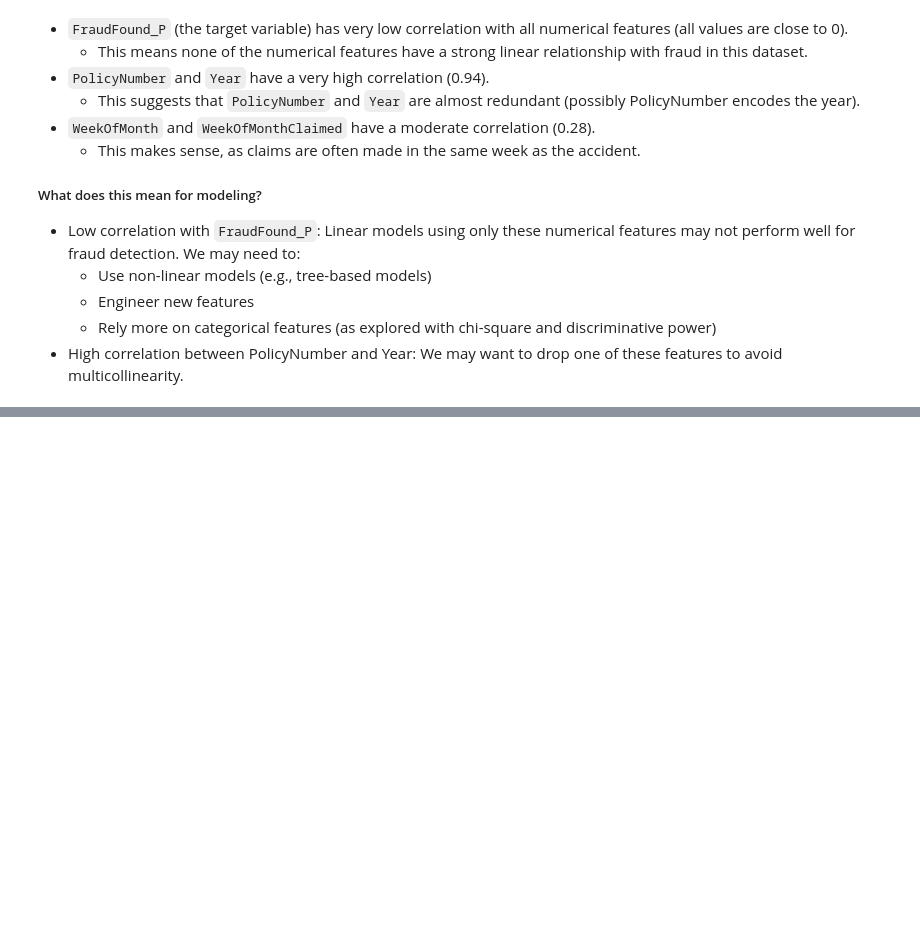
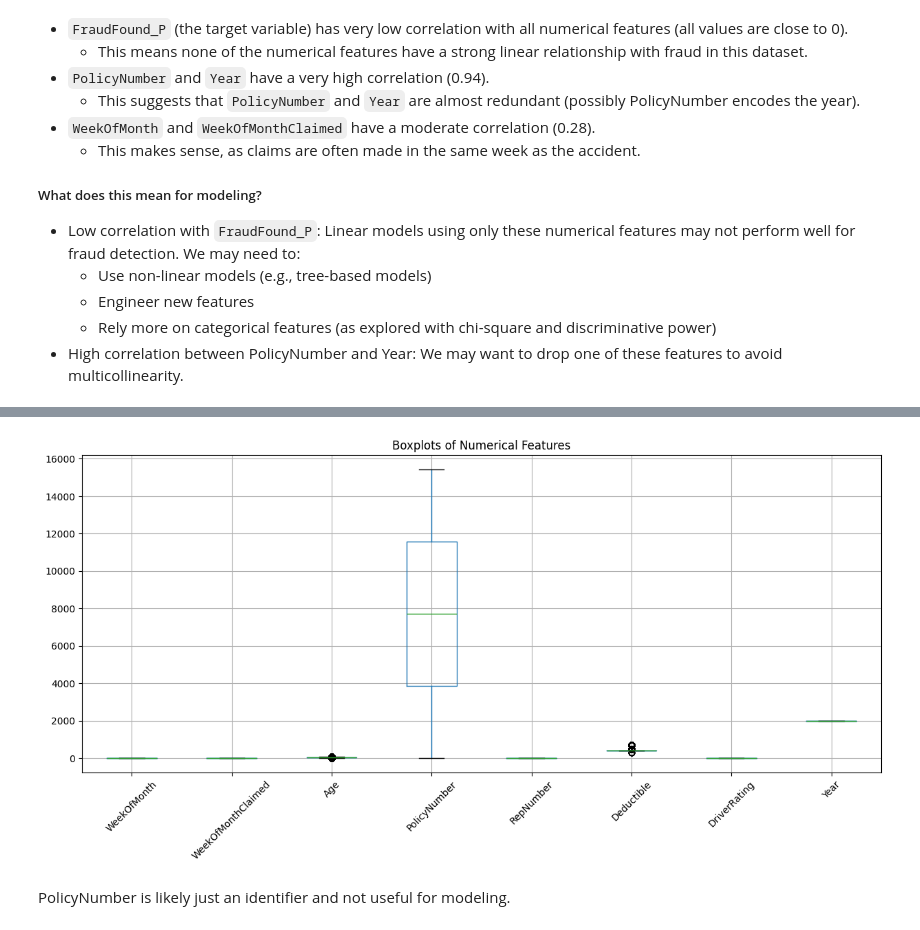
Before and after one commit to ghsaberr/claims-fraud-detection, a Jupyter notebook: claims-fraud-detection.ipynb, the cells around one changed output, grey strips where cells are left out. Drawn from its saved outputs; the diff is of its cells as text; code cells hidden in the pictures; blank space fills up the shorter version.

```diff
--- a/claims-fraud-detection.ipynb
+++ b/claims-fraud-detection.ipynb
@@ -455,0 +511,12 @@ Name: FraudFound_P, dtype: float64
+# %%
+# Visualize outliers in numerical features
+numerical_cols = X_encoded.select_dtypes(include=['int64', 'float64']).columns
+plt.figure(figsize=(15, 6))
+df[numerical_cols].boxplot()
+plt.title('Boxplots of Numerical Features')
+plt.xticks(rotation=45)
+plt.show()
+# %% [output]
+[figure, added]
+# %% [markdown]
+PolicyNumber is likely just an identifier and not useful for modeling.
```
Also changed, not shown: parts of 7 cells of this notebook.
